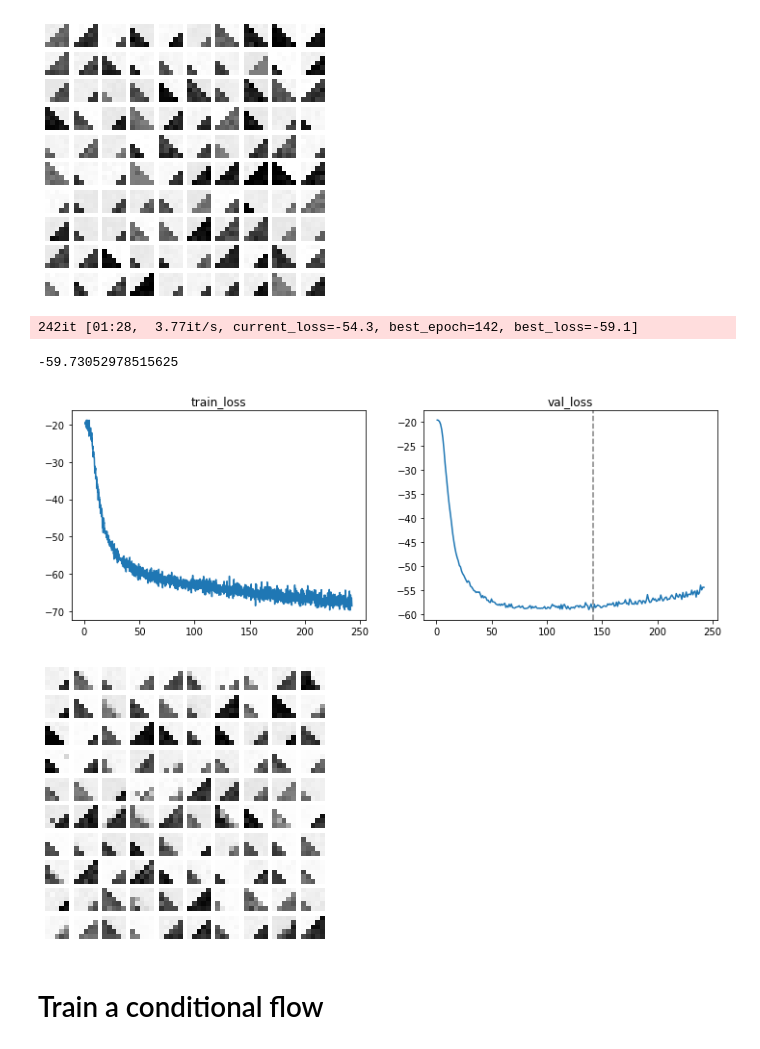
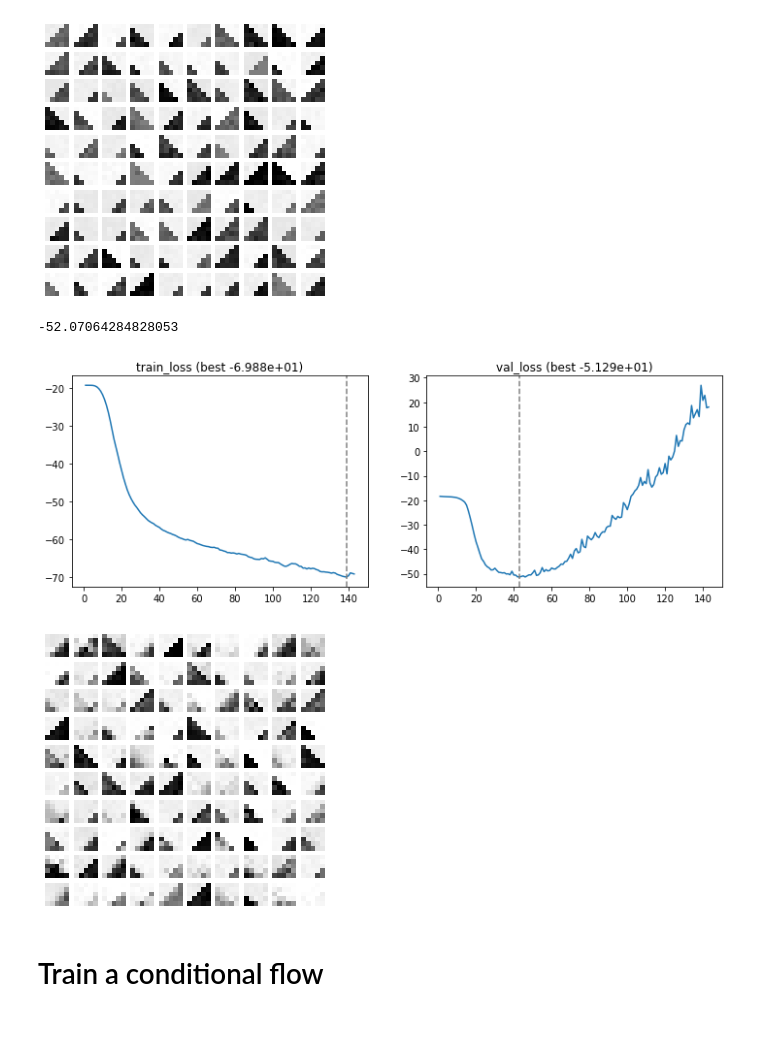
Before and after one commit to aparafita/flow, a Jupyter notebook: examples/Stairs.ipynb, the cells around one changed output. Saved outputs shown, nothing was run; the diff lists cells and outputs as text; code cells hidden in the pictures.

```diff
--- a/examples/Stairs.ipynb
+++ b/examples/Stairs.ipynb
@@ -57,27 +57,31 @@ flow = Sequential(
     BatchNorm(dim=dim),
     MADE(DSF(dim=dim)),
 
-    Affine(dim=dim)
+    Affine(dim=dim),
+    prior=prior.Normal,
 ).to(device)
-# %%
-train_losses, val_losses = train(
-    flow, trainX, valX,
-    batch_size=128, patience=100
-)
-
-plot_losses(train_losses, val_losses)
-test_nll(flow, testX, batch_size=128)
-# %% [output]
-242it [01:28,  3.77it/s, current_loss=-54.3, best_epoch=142, best_loss=-59.1]
--59.73052978515625
-[figure, removed]
+# %%
+from torch.utils.data import TensorDataset
+
+plot_losses(*train(
+    flow,
+    data_loader(TensorDataset(trainX), batch_size=128,  drop_last=True),
+    data_loader(TensorDataset(valX), batch_size=1024, drop_last=False),
+    loss_f=loss_f,
+    patience=100,
+))
+
+average_loss(flow, data_loader(TensorDataset(testX), batch_size=1024, drop_last=False), loss_f)
+# %% [output]
+-52.07064284828053
+[figure, added]
 # %%
 with torch.no_grad():
     sample = flow.sample(100).cpu()
 
 stairs.plot_samples(sample, figure_width=5);
 # %% [output]
-[figure, old version]
+[figure, new version]
 # %% [markdown]
 # Train a conditional flow
 # %% [markdown]
```
Also changed, not shown: parts of 5 cells of this notebook, 10 other files.
